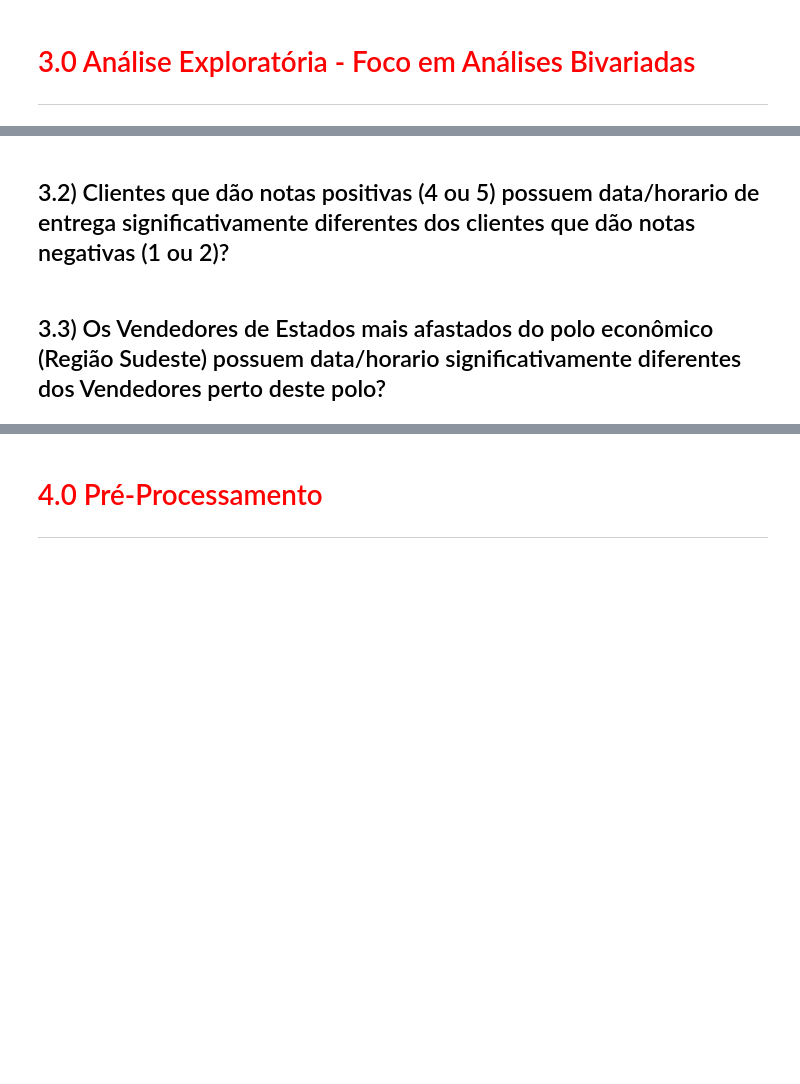
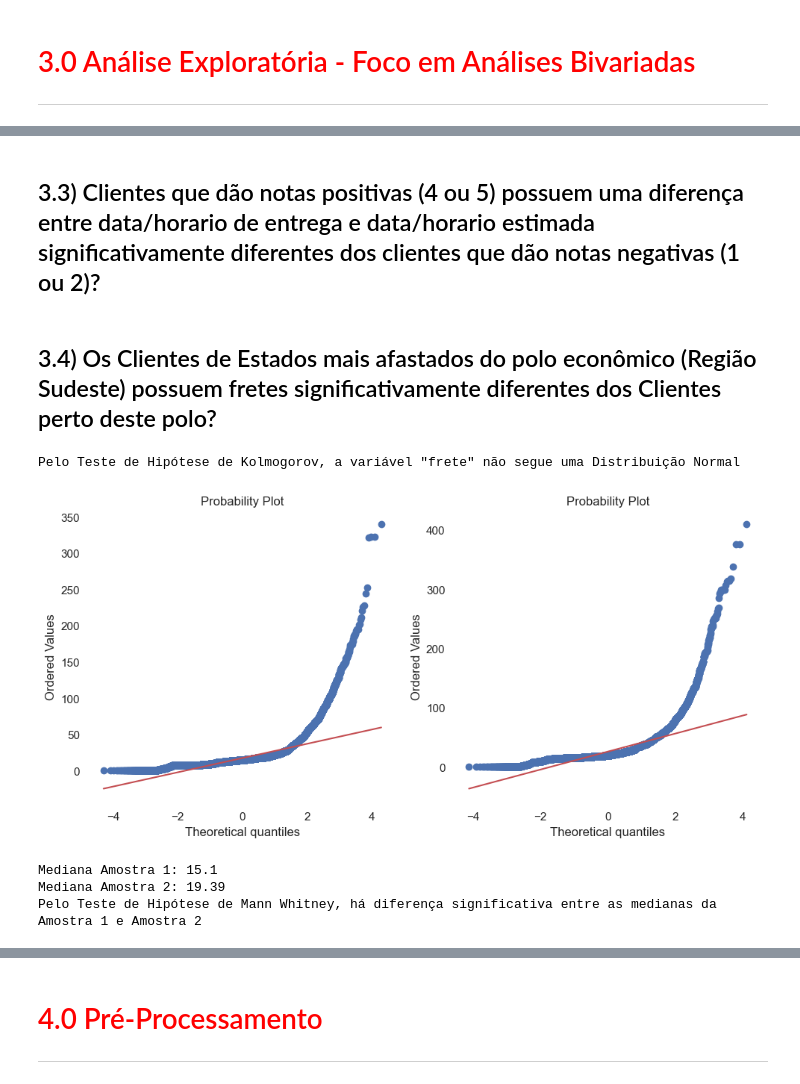
Before and after one commit to leonardovargas10/Modelo_Segmentacao_Clientes, a Jupyter notebook: segmentacao_clientes_marketing.ipynb, the cells around one changed output, grey strips where cells are left out. Cells and saved outputs as stored; diff of their text form; code cells hidden in the pictures; blank space fills up the shorter version.

```diff
--- a/segmentacao_clientes_marketing.ipynb
+++ b/segmentacao_clientes_marketing.ipynb
@@ -578,4 +705,19 @@ plota_barras(['review'], False, df_raw, 1, 1)
 # %% [markdown]
-## 3.2) Clientes que dão notas positivas (4 ou 5) possuem data/horario de entrega significativamente diferentes dos clientes que dão notas negativas (1 ou 2)?
+## 3.3) Clientes que dão notas positivas (4 ou 5) possuem uma diferença entre data/horario de entrega e data/horario estimada significativamente diferentes dos clientes que dão notas negativas (1 ou 2)?
 # %% [markdown]
-## 3.3) Os Vendedores de Estados mais afastados do polo econômico (Região Sudeste) possuem data/horario significativamente diferentes dos Vendedores perto deste polo?
+## 3.4) Os Clientes de Estados mais afastados do polo econômico (Região Sudeste) possuem fretes significativamente diferentes dos Clientes perto deste polo?
+# %%
+df_regioes = df_trusted.copy()
+df_regioes['sudeste'] = np.where(df_regioes['estado_cliente'].isin(['SP', 'RJ', 'MG', 'ES']), 'Yes', 'No')
+
+df_sudeste= df_regioes.loc[df_regioes.sudeste == 'Yes']
+df_outras_regioes = df_regioes.loc[df_regioes.sudeste == 'No']
+
+analisa_normalidade(df_sudeste, df_outras_regioes, 'frete')
+teste_hipotese_duas_amostras_independentes(False, df_sudeste, df_outras_regioes, 'frete')
+# %% [output]
+Pelo Teste de Hipótese de Kolmogorov, a variável "frete" não segue uma Distribuição Normal
+[figure, added]
+Mediana Amostra 1: 15.1
+Mediana Amostra 2: 19.39
+Pelo Teste de Hipótese de Mann Whitney, há diferença significativa entre as medianas da Amostra 1 e Amostra 2
```
Also changed, not shown: parts of 23 cells of this notebook.
